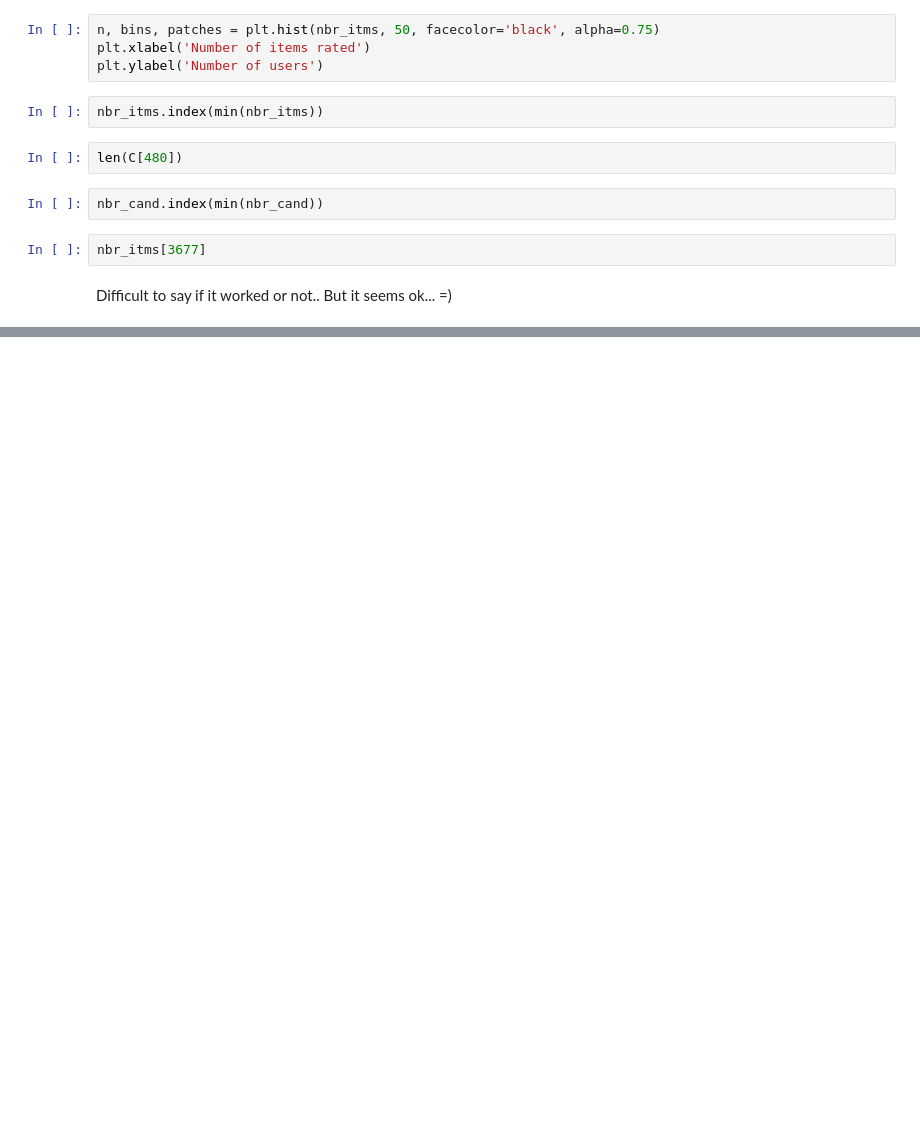
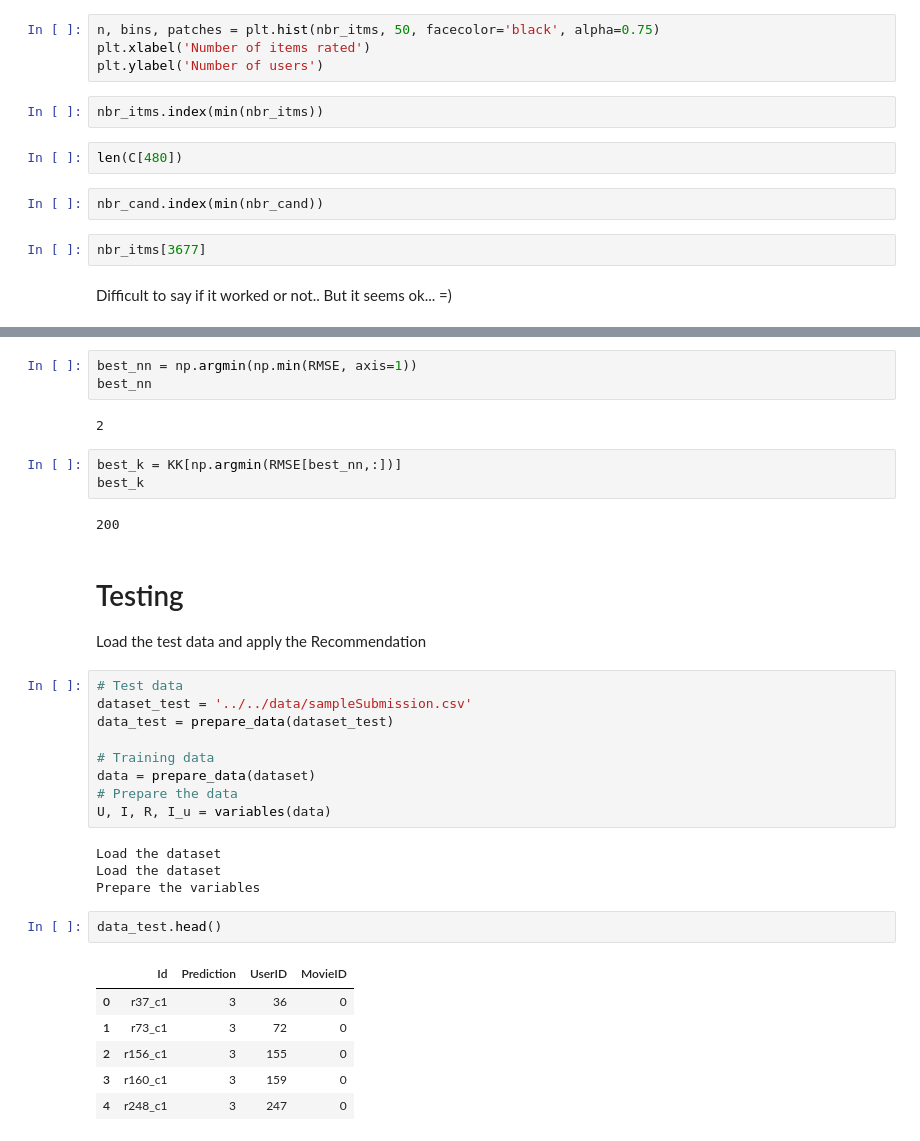
Before and after one commit to glederrey/PCML_Netflix_and_Chill, a Jupyter notebook: notebooks/CF_and_PD/Collaborative_Filtering_and_Pareto_Dominance.ipynb, the cells around one changed output, grey strips where cells are left out. Saved outputs shown, nothing was run; the diff lists cells and outputs as text; blank space fills up the shorter version.

```diff
--- a/notebooks/CF_and_PD/Collaborative_Filtering_and_Pareto_Dominance.ipynb
+++ b/notebooks/CF_and_PD/Collaborative_Filtering_and_Pareto_Dominance.ipynb
@@ -123,0 +175,36 @@ NN3[0][0:10]
+# %%
+best_nn = np.argmin(np.min(RMSE, axis=1))
+best_nn
+# %% [output]
+2
+# %%
+best_k = KK[np.argmin(RMSE[best_nn,:])]
+best_k
+# %% [output]
+200
+# %% [markdown]
+# Testing
+
+Load the test data and apply the Recommendation
+# %%
+# Test data
+dataset_test = '../../data/sampleSubmission.csv'
+data_test = prepare_data(dataset_test)
+
+# Training data
+data = prepare_data(dataset)
+# Prepare the data
+U, I, R, I_u = variables(data)
+# %% [output]
+Load the dataset
+Load the dataset
+Prepare the variables
+# %%
+data_test.head()
+# %% [output]
+|  | Id | Prediction | UserID | MovieID |
+| 0 | r37_c1 | 3 | 36 | 0 |
+| 1 | r73_c1 | 3 | 72 | 0 |
+| 2 | r156_c1 | 3 | 155 | 0 |
+| 3 | r160_c1 | 3 | 159 | 0 |
+| 4 | r248_c1 | 3 | 247 | 0 |
```
Also changed, not shown: parts of 24 cells of this notebook, 3 other files.
